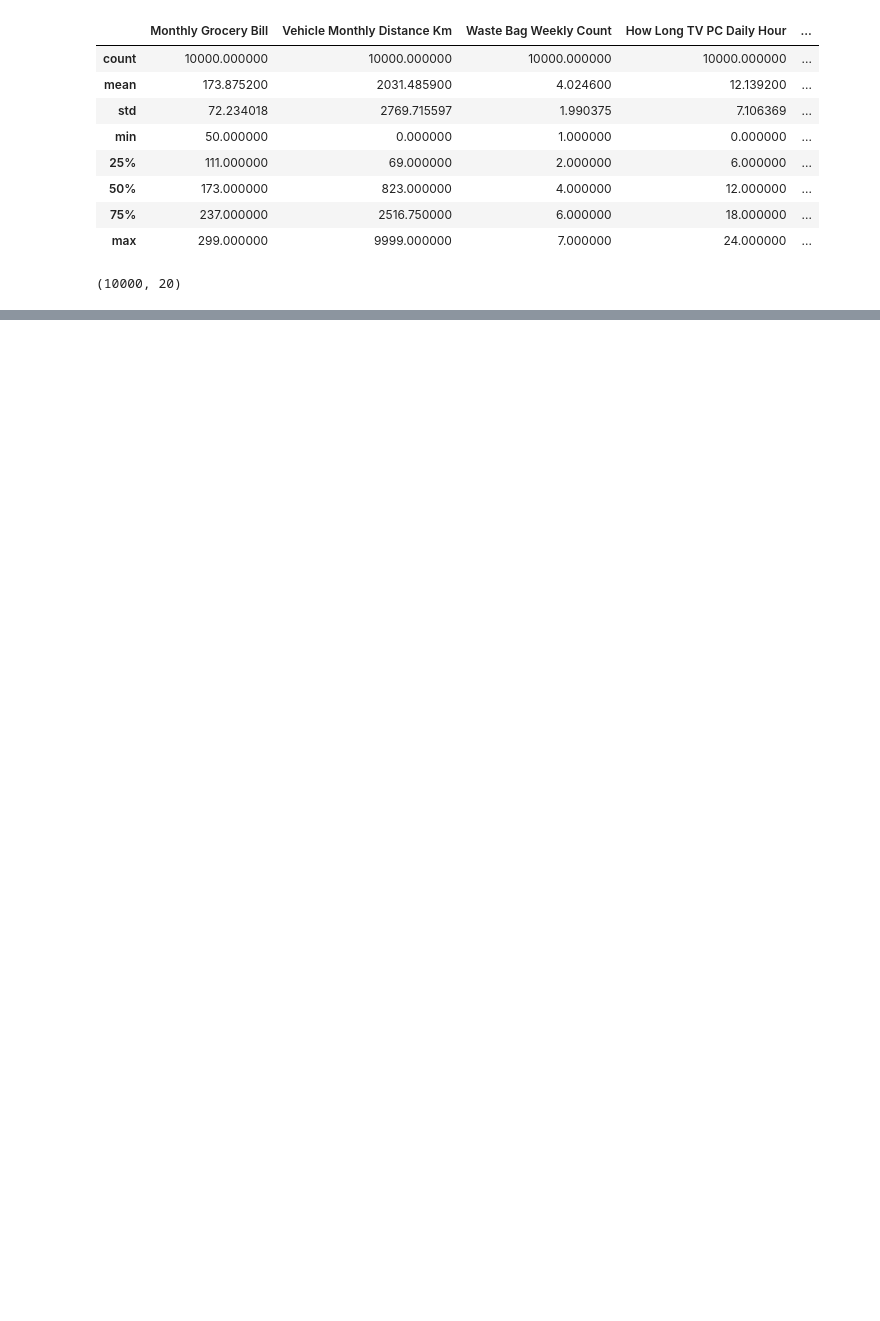
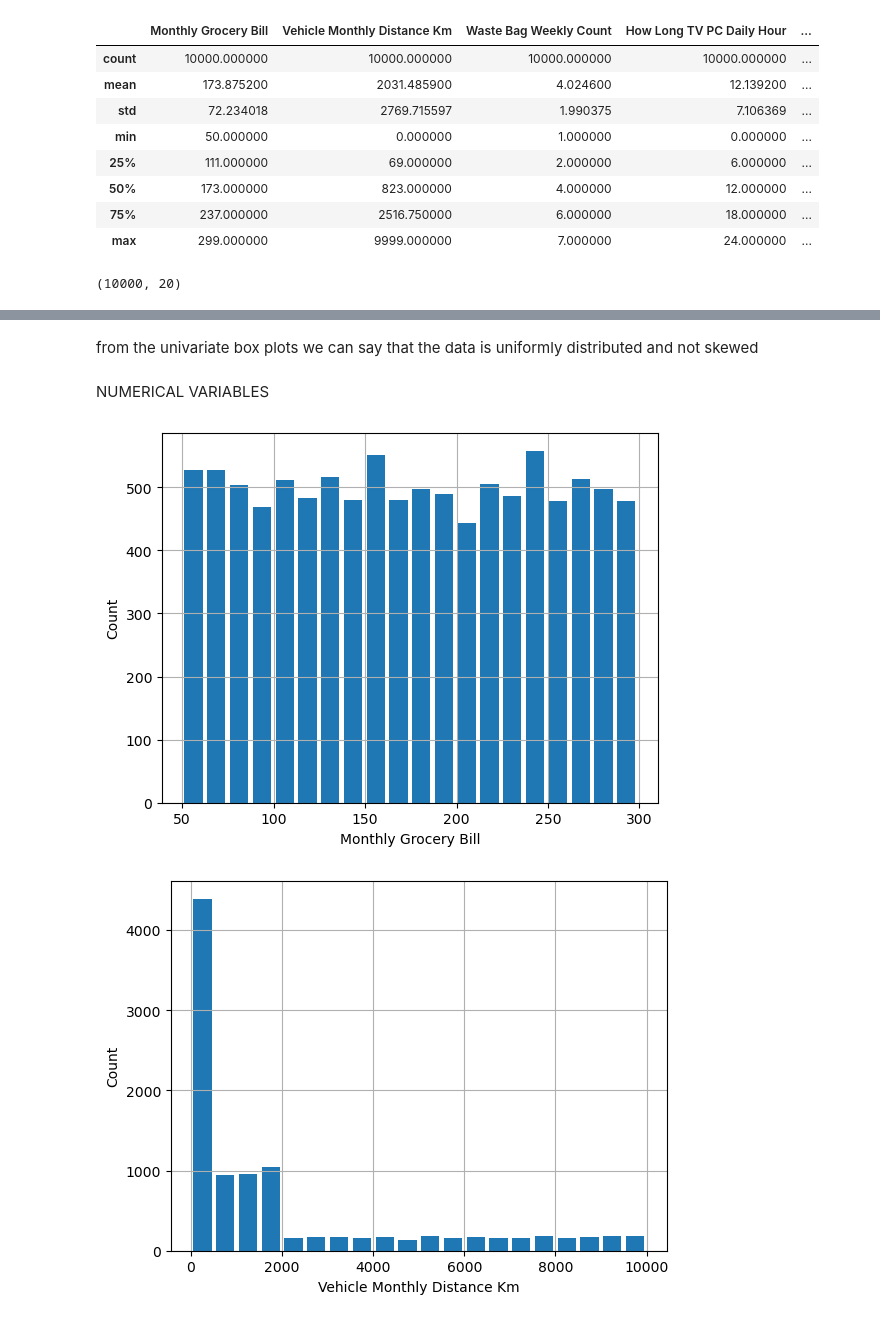
Before and after one commit to Kushagraashukla/Varaha---Personal-Carbon-Footprint-Modeling-System, a Jupyter notebook: carbonfootprint_predictor.ipynb, the cells around one changed output, grey strips where cells are left out. Drawn from its saved outputs; the diff is of its cells as text; code cells hidden in the pictures; blank space fills up the shorter version.

```diff
--- a/carbonfootprint_predictor.ipynb
+++ b/carbonfootprint_predictor.ipynb
@@ -136,0 +141,2 @@ plt.hist(main_data['Monthly Grocery Bill'],bins=30,edgecolor='black',alpha=0.7)
+# %%
+num=main_data.select_dtypes(include=['int64']).columns.tolist()
@@ -136,0 +172,13 @@ plt.hist(main_data['Monthly Grocery Bill'],bins=30,edgecolor='black',alpha=0.7)
+# %% [markdown]
+from the univariate box plots we can say that the data is uniformly distributed and not skewed
+# %% [markdown]
+NUMERICAL VARIABLES
+# %%
+for variable in num:
+    main_data[variable].hist(bins=20,rwidth=0.8)
+    plt.xlabel(variable)
+    plt.ylabel('Count')
+    plt.show()
+# %% [output]
+[figure, added]
+[figure, added]
```
Also changed, not shown: parts of 50 cells of this notebook.
